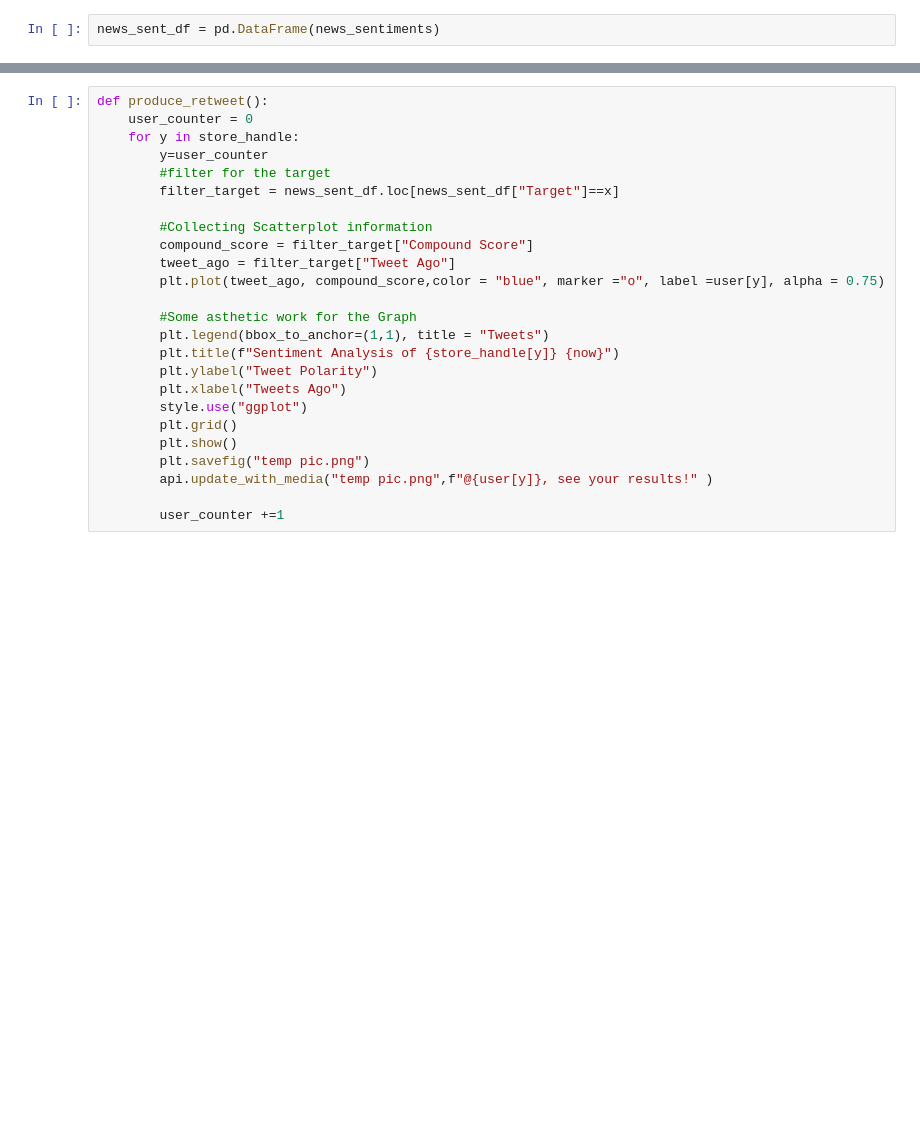
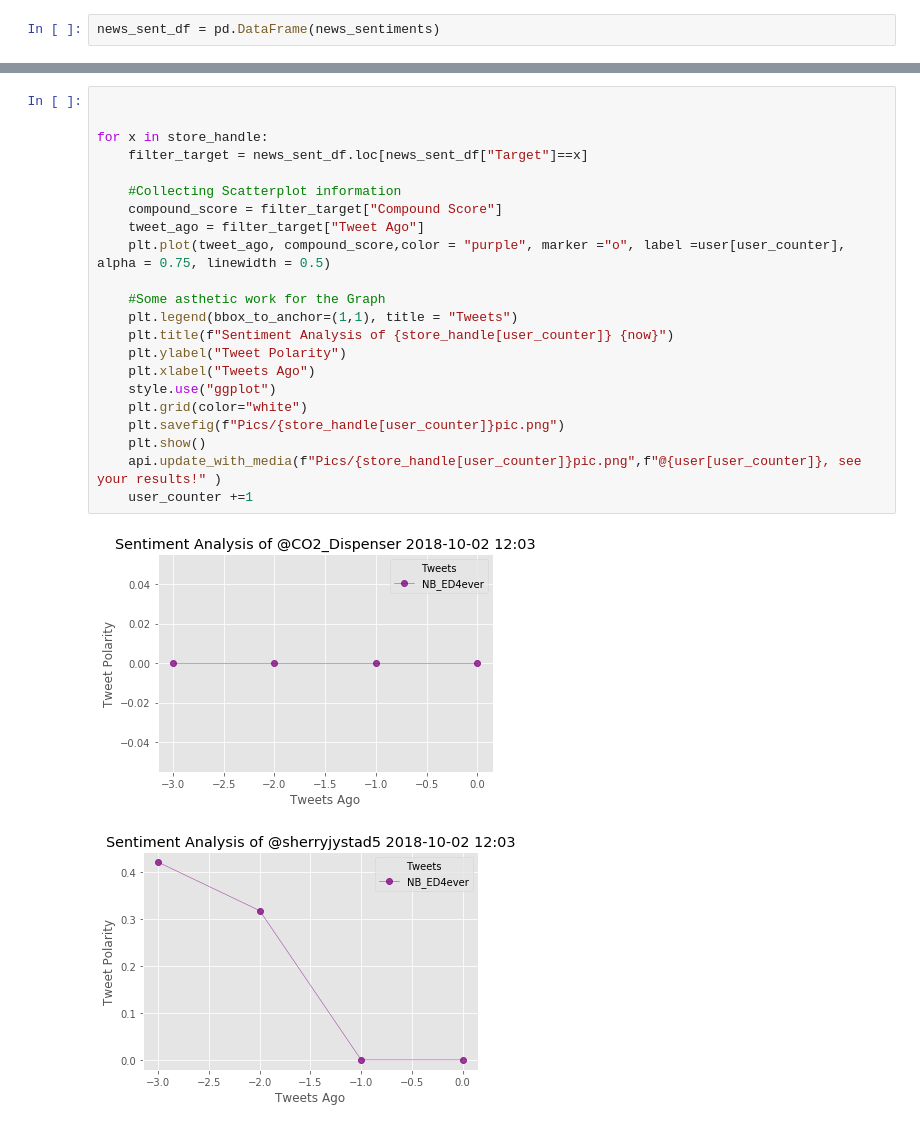
Before and after one commit to yuhsul1/Social-Analysis, a Jupyter notebook: Bot Analyzer/Bot Code.ipynb, the cells around one changed output, grey strips where cells are left out. Drawn from its saved outputs; the diff is of its cells as text; blank space fills up the shorter version.

```diff
--- a/Bot Analyzer/Bot Code.ipynb
+++ b/Bot Analyzer/Bot Code.ipynb
@@ -123,25 +110,25 @@ news_sent_df
 # %%
-def produce_retweet():
-    user_counter = 0
-    for y in store_handle:
-        y=user_counter
-        #filter for the target
-        filter_target = news_sent_df.loc[news_sent_df["Target"]==x]
 
-        #Collecting Scatterplot information
-        compound_score = filter_target["Compound Score"]
-        tweet_ago = filter_target["Tweet Ago"]
-        plt.plot(tweet_ago, compound_score,color = "blue", marker ="o", label =user[y], alpha = 0.75)
 
-        #Some asthetic work for the Graph
-        plt.legend(bbox_to_anchor=(1,1), title = "Tweets")
-        plt.title(f"Sentiment Analysis of {store_handle[y]} {now}")
-        plt.ylabel("Tweet Polarity")
-        plt.xlabel("Tweets Ago")
-        style.use("ggplot")
-        plt.grid()
-        plt.show()
-        plt.savefig("temp pic.png")
-        api.update_with_media("temp pic.png",f"@{user[y]}, see your results!" )
+for x in store_handle:
+    filter_target = news_sent_df.loc[news_sent_df["Target"]==x]
 
-        user_counter +=1
+    #Collecting Scatterplot information
+    compound_score = filter_target["Compound Score"]
+    tweet_ago = filter_target["Tweet Ago"]
+    plt.plot(tweet_ago, compound_score,color = "purple", marker ="o", label =user[user_counter], alpha = 0.75, linewidth = 0.5)
+
+    #Some asthetic work for the Graph
+    plt.legend(bbox_to_anchor=(1,1), title = "Tweets")
+    plt.title(f"Sentiment Analysis of {store_handle[user_counter]} {now}")
+    plt.ylabel("Tweet Polarity")
+    plt.xlabel("Tweets Ago")
+    style.use("ggplot")
+    plt.grid(color="white")
+    plt.savefig(f"Pics/{store_handle[user_counter]}pic.png")
+    plt.show()
+    api.update_with_media(f"Pics/{store_handle[user_counter]}pic.png",f"@{user[user_counter]}, see your results!" )
+    user_counter +=1
+# %% [output]
+[figure, added]
+[figure, added]
```
Also changed, not shown: parts of 7 cells of this notebook, 6 other files.
